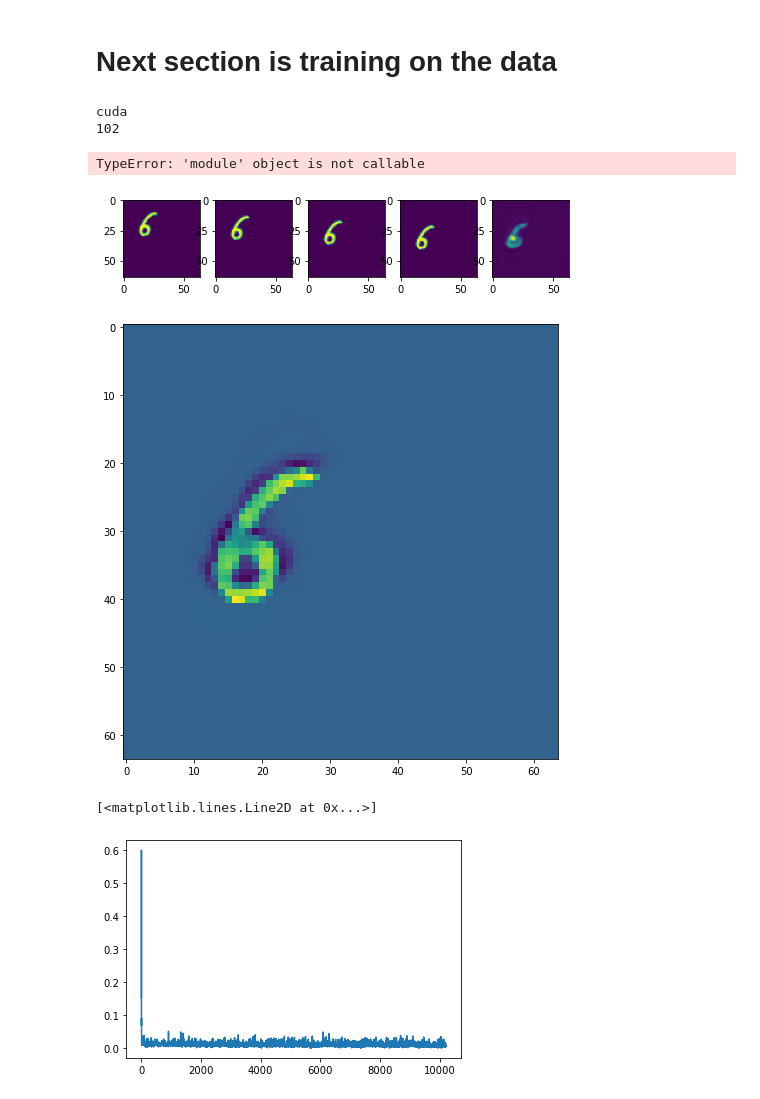
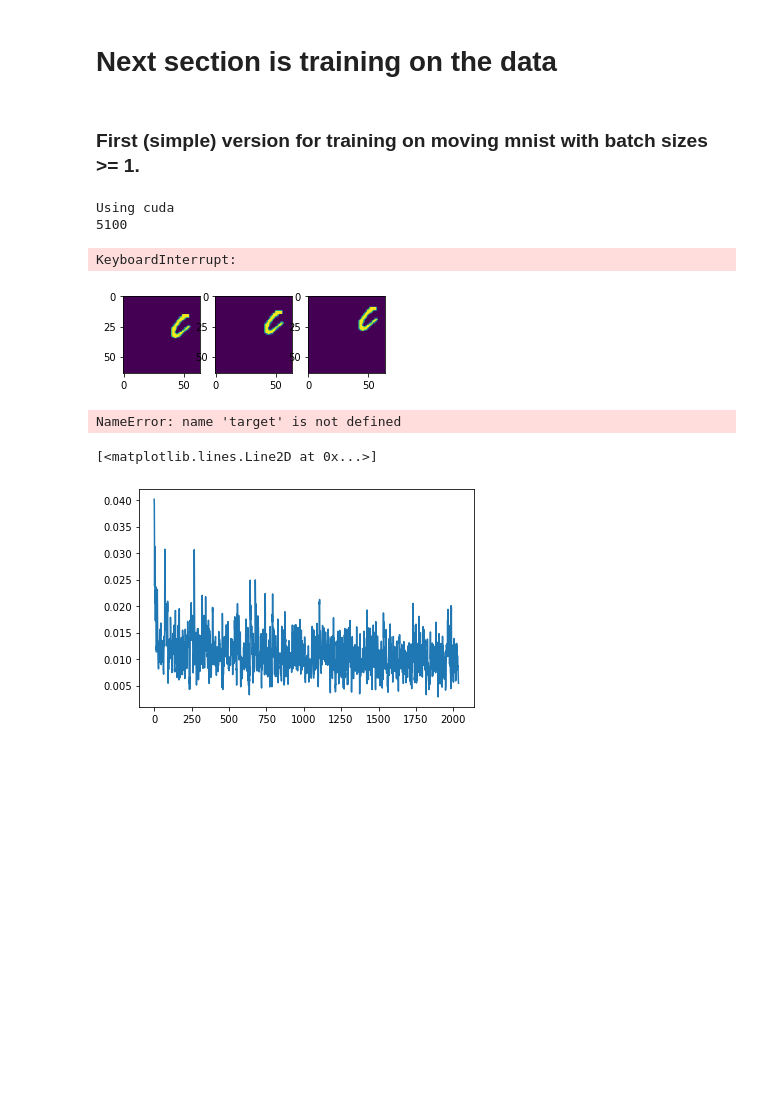
Before and after one commit to francomozo/deepCloud, a Jupyter notebook: nb-moving-mnist.ipynb, the cells around one changed output. Drawn from its saved outputs; the diff is of its cells as text; code cells hidden in the pictures; blank space fills up the shorter version.

Commit message:
:cyclone: Small fix to MovingMnistDataset

```diff
--- a/nb-moving-mnist.ipynb
+++ b/nb-moving-mnist.ipynb
@@ -45,5 +55,7 @@ tensor([[0, 1, 2, 3],
 # %% [markdown]
 # Next section is training on the data
+# %% [markdown]
+### First (simple) version for training on moving mnist with batch sizes >= 1.
 # %%
 # Setup
 path = 'data/moving_mnist/mm_train/'
@@ -53,7 +65,7 @@ csv = 'data/moving_mnist/toy_moving_mnist.csv'
 USE_CUDA = True
 device = torch.device('cuda' if torch.cuda.is_available()
                       and USE_CUDA else 'cpu')
-print(device)
+print(f'Using {device}')
 
 # Hyperparameters
 n_channels=3
@@ -62,7 +74,7 @@ lr=0.001
 
 # Load data
 mnist_dataset = MovingMnistDataset(path=path, csv=csv, shuffle=True)
-loader = DataLoader(mnist_dataset, batch_size=50)
+loader = DataLoader(mnist_dataset, batch_size=1)
 
 # Initialize network
 model = UNet(n_channels=n_channels, n_classes=n_classes, bilinear=True).to(device)
@@ -77,20 +89,14 @@ LOSS_HISTORY = []
 EPOCHS = [1 ,2]
 LOADER_LEN = len(loader)
 print(LOADER_LEN)
+
+time.sleep(1)
 # Training
 for epoch in EPOCHS:
-    with tqdm(loader, unit="batch") as tepoch:
-        for (curr_seq, idxs, inputs, targets) in tepoch:
-            print("jaja")
-            tepoch.set_description(f"Epoch {epoch}")
+    with tqdm(loader, desc=f'Epoch {epoch}/{len(EPOCHS)}', unit='batches') as pbar:
+        for (curr_seq, idxs, inputs, targets) in pbar:
 
-            # if loader_idx%1000 == 0:
-            #     print(f'Epoch {epoch}: {(loader_idx/LOADER_LEN*100):.2f} %.')
-
-            # Split data from target
             inputs = inputs.to(device=device)
-
-            target = targets.unsqueeze(dim=1)
             targets = targets.to(device=device)
 
             scores = model(inputs)
@@ -102,59 +108,68 @@ for epoch in EPOCHS:
 
             optimizer.step()
 
-            tepoch.set_postfix(loss=loss.item())
+            pbar.set_postfix({'Loss': loss.item()})
 
             LOSS_HISTORY.append(loss)
 # %% [output]
-cuda
-102
+Using cuda
+5100
-TypeError: 'module' object is not callable
+KeyboardInterrupt:
 # %%
 model.eval()
 
 mnist_dataset = MovingMnistDataset(path=path, csv=csv, shuffle=True)
-loader = DataLoader(mnist_dataset)
+loader = DataLoader(mnist_dataset, batch_size=1)
 
-# forward pass
-(curr_seq, idxs, data) = iter(loader).next()
+# forward pass on training data to test how this works
+(curr_seq, idxs, inputs, targets) = iter(loader).next()
 
-input = data[:, :3, :, :]
-input = input.to(device=device)
+inputs = inputs.to(device=device)
 
-target = torch.unsqueeze(data[:,3, :, :], 1)
-target = target.to(device=device)
+targets = targets.unsqueeze(dim=1) # when reload notebook, remove this line (implemented in class)
+targets = targets.to(device=device)
 
-scores = model(input)
+scores = model(inputs)
 
 fig = plt.figure(figsize=(8, 8))
 columns = 5
 rows = 1
-for i in range(1, columns*rows -1):
-    img = input[:, i-1, :, :].squeeze().cpu().numpy()
-    fig.add_subplot(rows, columns, i)
-    plt.imshow(img)
+for n in range(3):
+    fig.add_subplot(rows, columns, n+1)
 
-fig.add_subplot(rows, columns, 4)
-plt.imshow(target.squeeze().cpu().detach().numpy())
+    plt.imshow(inputs[:, n, :, :].squeeze().cpu().numpy())
+
+plt.show()
+
+# fig = plt.figure(figsize=(8, 8))
+# columns = 5
+# rows = 1
+# for i in range(1, columns*rows -1):
+#     img = input[:, i-1, :, :].squeeze().cpu().numpy()
+#     fig.add_subplot(rows, columns, i)
+#     plt.imshow(img)
+
+# fig.add_subplot(rows, columns, 4)
+# plt.imshow(target.squeeze().cpu().detach().numpy())
 
 
-fig.add_subplot(rows, columns, 5)
-plt.imshow(scores.squeeze().cpu().detach().numpy())
-plt.show()
+# fig.add_subplot(rows, columns, 5)
+# plt.imshow(scores.squeeze().cpu().detach().numpy())
+# plt.show()
 
 
 # Print the difference
 plt.figure(figsize=(8, 8))
 
 diff = target.squeeze().cpu().detach().numpy() - scores.squeeze().cpu().detach().numpy()
 plt.imshow(diff)
 plt.show()
 # %% [output]
-[figure, old version]
+[figure, new version]
-[figure, removed]
+NameError: name 'target' is not defined
 # %%
 plt.figure()
-plt.plot(LOSS_HISTORY)
+plt.plot(LOSS_HISTORY[4:])
 # %% [output]
 [<matplotlib.lines.Line2D at 0x...>]
-[figure, old version]
+[figure, new version]
```
Also changed, not shown: parts of 4 cells of this notebook, 1 other file.
